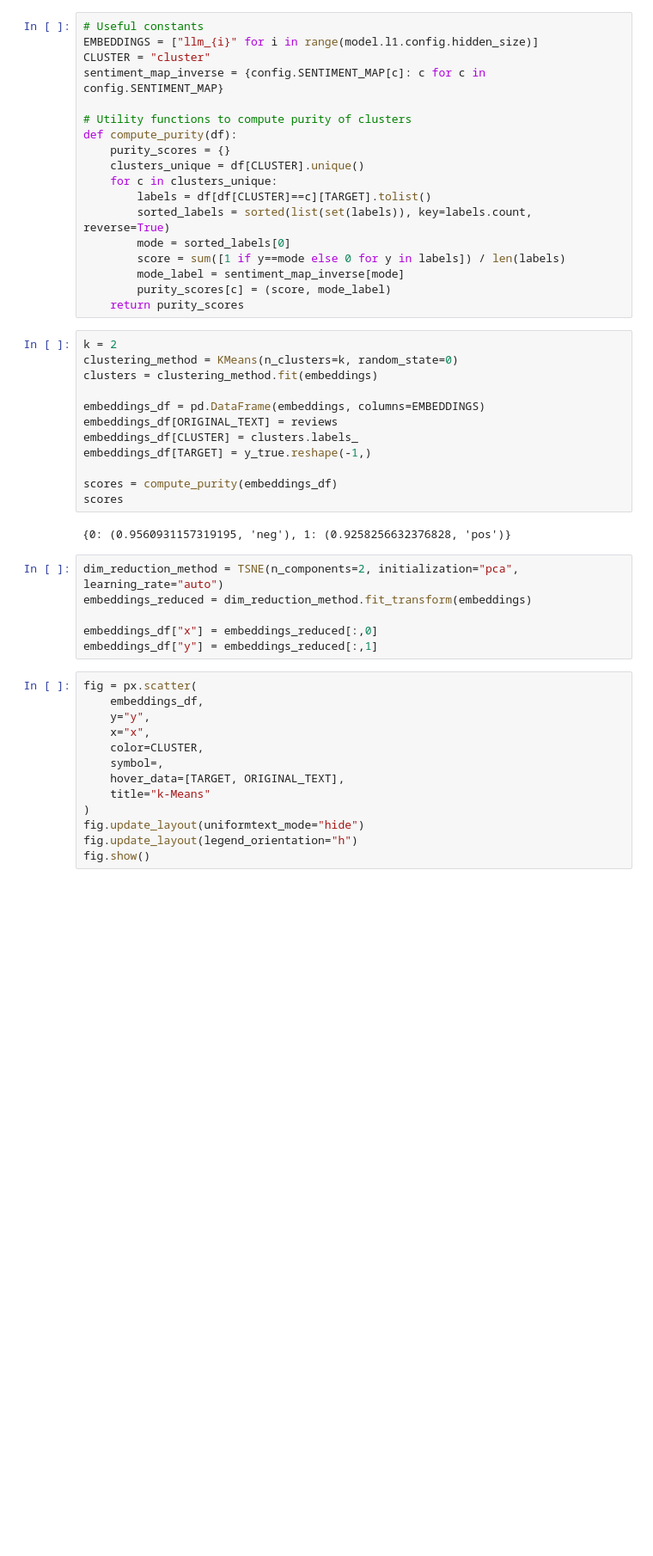
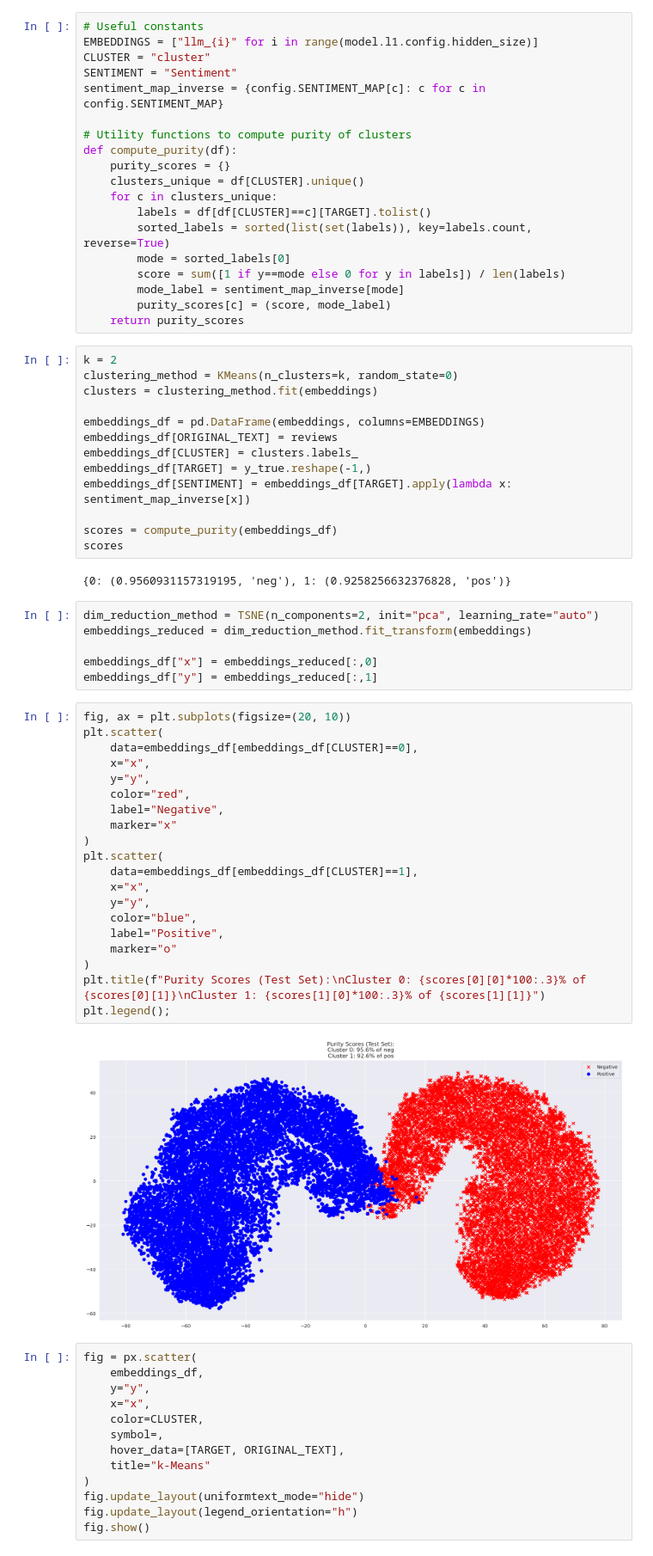
Before and after one commit to vishu-tyagi/Sentiment-Analysis-IMDB, a Jupyter notebook: notebooks/roberta-embeddings.ipynb, the cells around one changed output. Shown at 86% size. Cells and saved outputs as stored; diff of their text form; blank space fills up the shorter version.

Commit message:
add clustering results

```diff
--- a/notebooks/roberta-embeddings.ipynb
+++ b/notebooks/roberta-embeddings.ipynb
@@ -514,6 +513,7 @@ Elbow method suggests $k=2$
 # Useful constants
 EMBEDDINGS = ["llm_{i}" for i in range(model.l1.config.hidden_size)]
 CLUSTER = "cluster"
+SENTIMENT = "Sentiment"
 sentiment_map_inverse = {config.SENTIMENT_MAP[c]: c for c in config.SENTIMENT_MAP}
 
 # Utility functions to compute purity of clusters
@@ -537,17 +537,40 @@ embeddings_df = pd.DataFrame(embeddings, columns=EMBEDDINGS)
 embeddings_df[ORIGINAL_TEXT] = reviews
 embeddings_df[CLUSTER] = clusters.labels_
 embeddings_df[TARGET] = y_true.reshape(-1,)
+embeddings_df[SENTIMENT] = embeddings_df[TARGET].apply(lambda x: sentiment_map_inverse[x])
 
 scores = compute_purity(embeddings_df)
 scores
 # %% [output]
 {0: (0.9560931157319195, 'neg'), 1: (0.9258256632376828, 'pos')}
 # %%
-dim_reduction_method = TSNE(n_components=2, initialization="pca", learning_rate="auto")
+dim_reduction_method = TSNE(n_components=2, init="pca", learning_rate="auto")
 embeddings_reduced = dim_reduction_method.fit_transform(embeddings)
 
 embeddings_df["x"] = embeddings_reduced[:,0]
 embeddings_df["y"] = embeddings_reduced[:,1]
+# %%
+fig, ax = plt.subplots(figsize=(20, 10))
+plt.scatter(
+    data=embeddings_df[embeddings_df[CLUSTER]==0],
+    x="x",
+    y="y",
+    color="red",
+    label="Negative",
+    marker="x"
+)
+plt.scatter(
+    data=embeddings_df[embeddings_df[CLUSTER]==1],
+    x="x",
+    y="y",
+    color="blue",
+    label="Positive",
+    marker="o"
+)
+plt.title(f"Purity Scores (Test Set):\nCluster 0: {scores[0][0]*100:.3}% of {scores[0][1]}\nCluster 1: {scores[1][0]*100:.3}% of {scores[1][1]}")
+plt.legend();
+# %% [output]
+[figure, added]
 # %%
 fig = px.scatter(
     embeddings_df,
```
Also changed, not shown: parts of 4 cells of this notebook, 2 other files.
